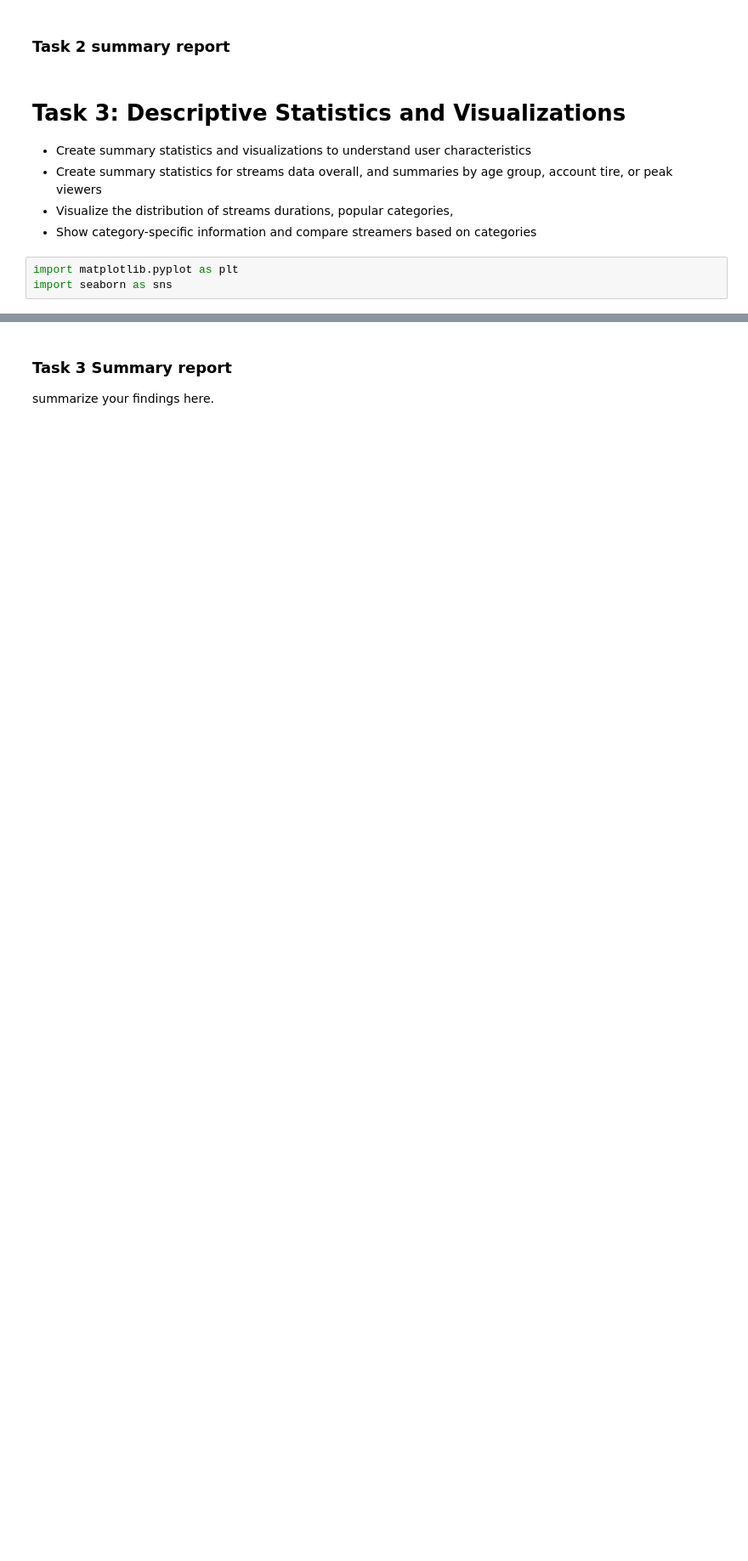
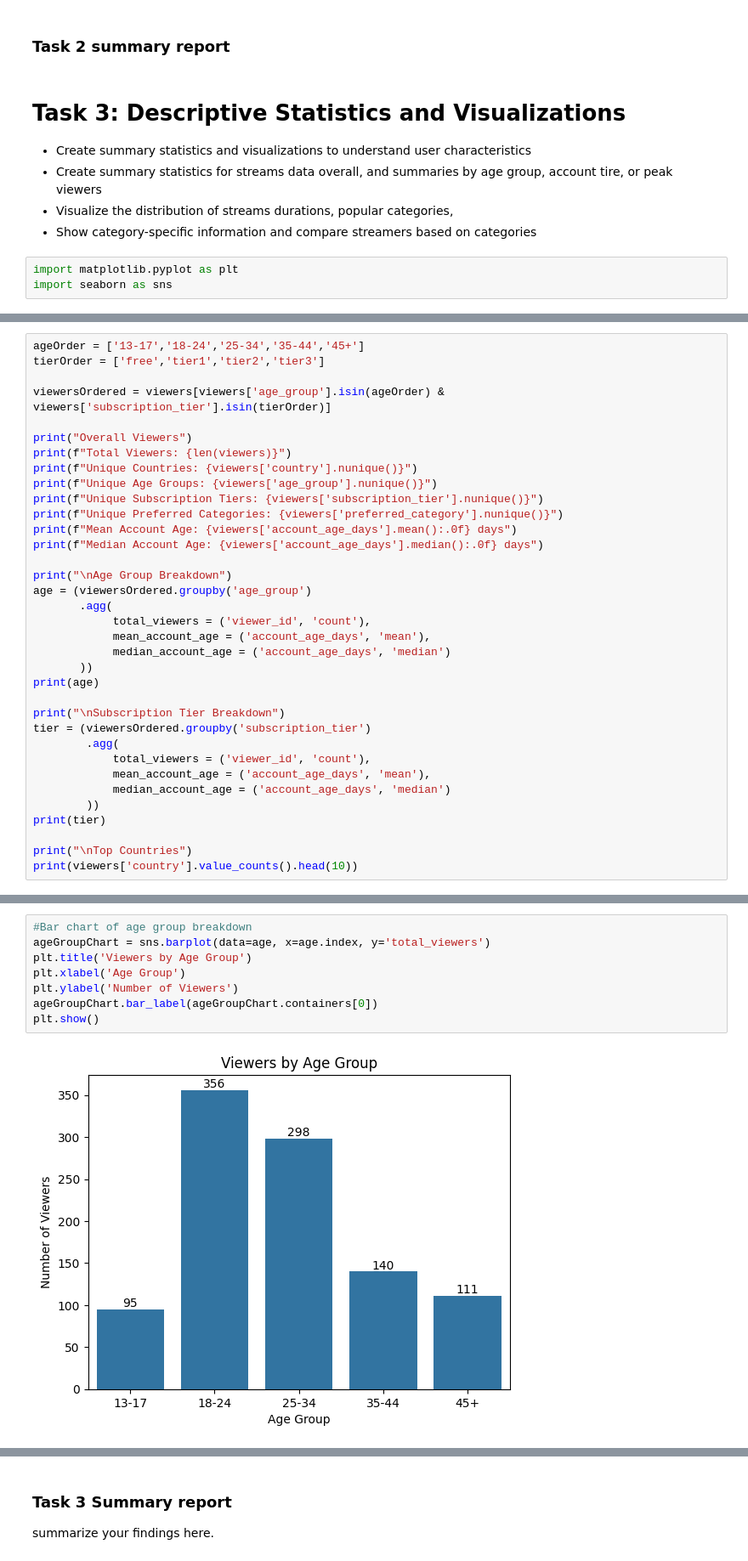
Before and after one commit to zlwym/Assignment01_IAT461, a Jupyter notebook: IAT461-Assignment01-Scaffold.ipynb, the cells around one changed output, grey strips where cells are left out. Shown at 85% size. Drawn from its saved outputs; the diff is of its cells as text; blank space fills up the shorter version.

```diff
--- a/IAT461-Assignment01-Scaffold.ipynb
+++ b/IAT461-Assignment01-Scaffold.ipynb
@@ -562,0 +565,35 @@ import seaborn as sns
+# %%
+ageOrder = ['13-17','18-24','25-34','35-44','45+']
+tierOrder = ['free','tier1','tier2','tier3']
+
+viewersOrdered = viewers[viewers['age_group'].isin(ageOrder) & viewers['subscription_tier'].isin(tierOrder)]
+
+print("Overall Viewers")
+print(f"Total Viewers: {len(viewers)}")
+print(f"Unique Countries: {viewers['country'].nunique()}")
+print(f"Unique Age Groups: {viewers['age_group'].nunique()}")
+print(f"Unique Subscription Tiers: {viewers['subscription_tier'].nunique()}")
+print(f"Unique Preferred Categories: {viewers['preferred_category'].nunique()}")
+print(f"Mean Account Age: {viewers['account_age_days'].mean():.0f} days")
+print(f"Median Account Age: {viewers['account_age_days'].median():.0f} days")
+
+print("\nAge Group Breakdown")
+age = (viewersOrdered.groupby('age_group')
+       .agg(
+            total_viewers = ('viewer_id', 'count'),
+            mean_account_age = ('account_age_days', 'mean'),
+            median_account_age = ('account_age_days', 'median')
+       ))
+print(age)
+
+print("\nSubscription Tier Breakdown")
+tier = (viewersOrdered.groupby('subscription_tier')
+        .agg(
+            total_viewers = ('viewer_id', 'count'),
+            mean_account_age = ('account_age_days', 'mean'),
+            median_account_age = ('account_age_days', 'median')
+        ))
+print(tier)
+
+print("\nTop Countries")
+print(viewers['country'].value_counts().head(10))
@@ -562,0 +620,10 @@ import seaborn as sns
+# %%
+#Bar chart of age group breakdown
+ageGroupChart = sns.barplot(data=age, x=age.index, y='total_viewers')
+plt.title('Viewers by Age Group')
+plt.xlabel('Age Group')
+plt.ylabel('Number of Viewers')
+ageGroupChart.bar_label(ageGroupChart.containers[0])
+plt.show()
+# %% [output]
+[figure, added]
```
Also changed, not shown: parts of 18 cells of this notebook.
